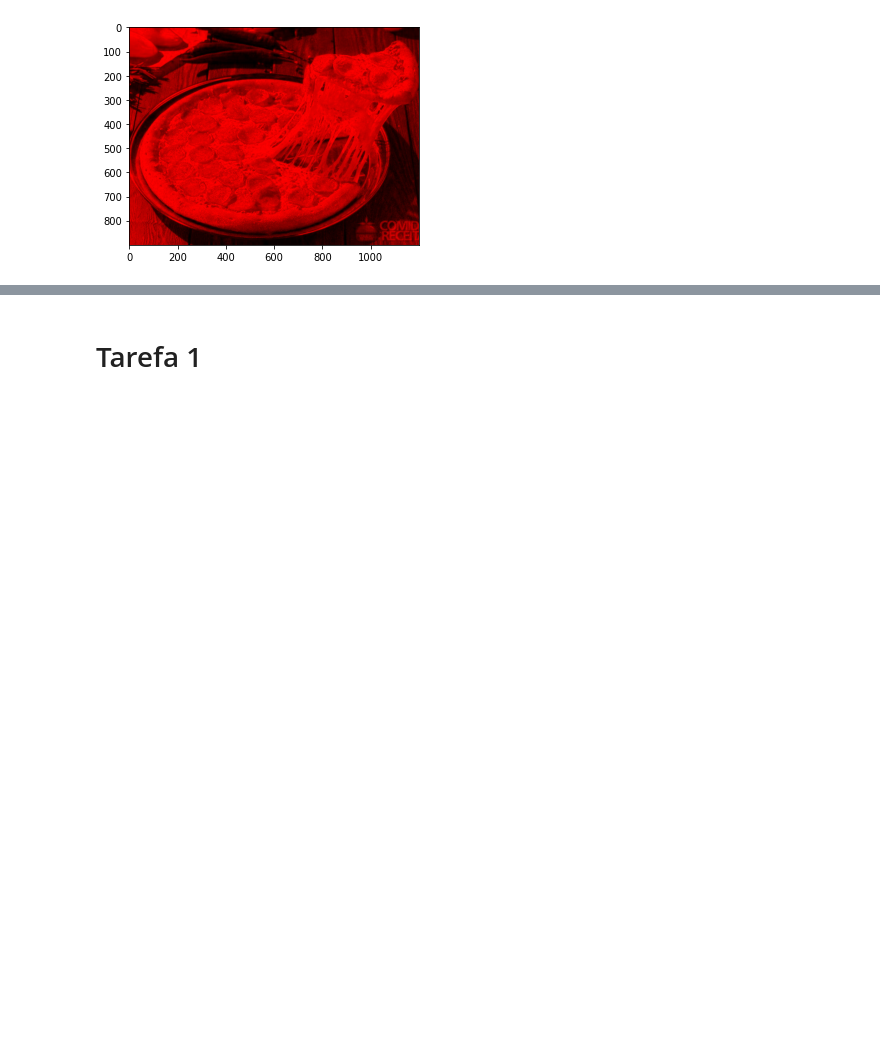
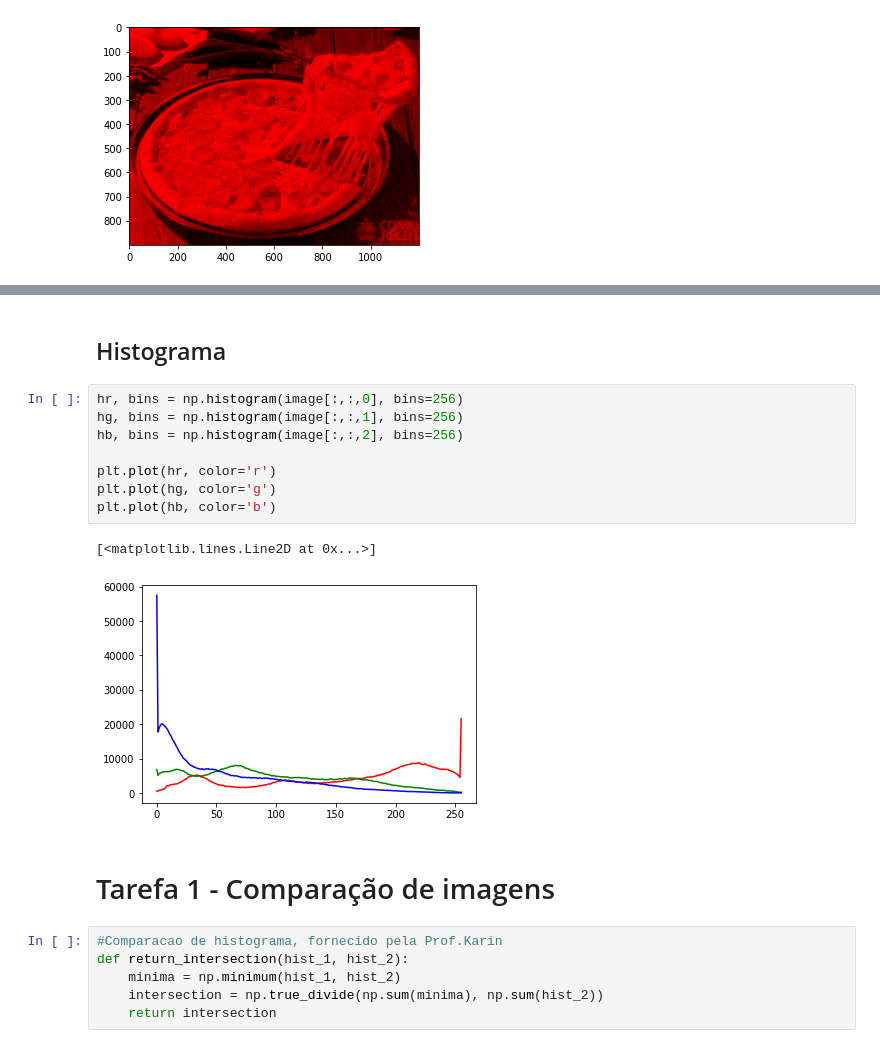
Before and after one commit to GodKelvin/PDI_Comparacao_Img_Histograma, a Jupyter notebook: pdi_tarefa_1.ipynb, the cells around one changed output, grey strips where cells are left out. Saved outputs shown, nothing was run; the diff lists cells and outputs as text; blank space fills up the shorter version.

```diff
--- a/pdi_tarefa_1.ipynb
+++ b/pdi_tarefa_1.ipynb
@@ -32,2 +52,21 @@ plt.imshow(r)
+# %% [markdown]
+## Histograma
+# %%
+hr, bins = np.histogram(image[:,:,0], bins=256)
+hg, bins = np.histogram(image[:,:,1], bins=256)
+hb, bins = np.histogram(image[:,:,2], bins=256)
+
+plt.plot(hr, color='r')
+plt.plot(hg, color='g')
+plt.plot(hb, color='b')
+# %% [output]
+[<matplotlib.lines.Line2D at 0x...>]
+[figure, added]
 # %% [markdown]
-# Tarefa 1
+# Tarefa 1 - Comparação de imagens
+# %%
+#Comparacao de histograma, fornecido pela Prof.Karin
+def return_intersection(hist_1, hist_2):
+    minima = np.minimum(hist_1, hist_2)
+    intersection = np.true_divide(np.sum(minima), np.sum(hist_2))
+    return intersection
```
Also changed, not shown: parts of 8 cells of this notebook.
